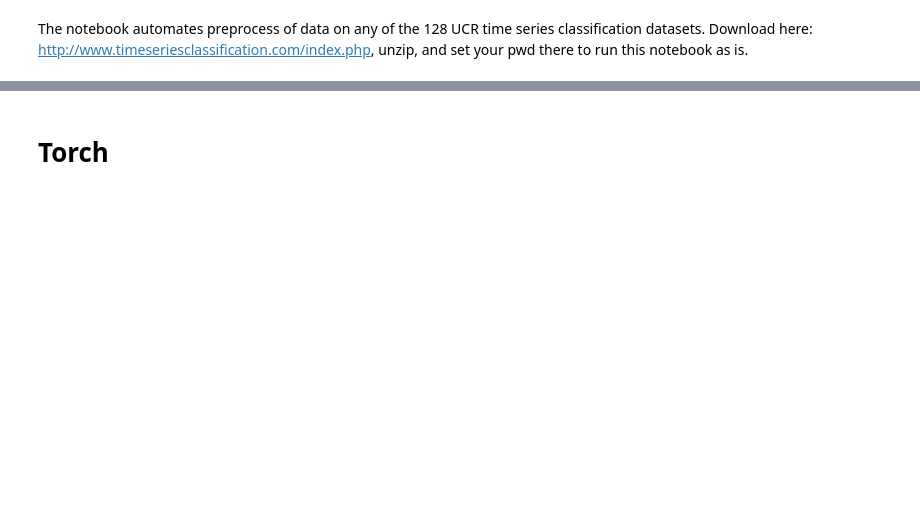
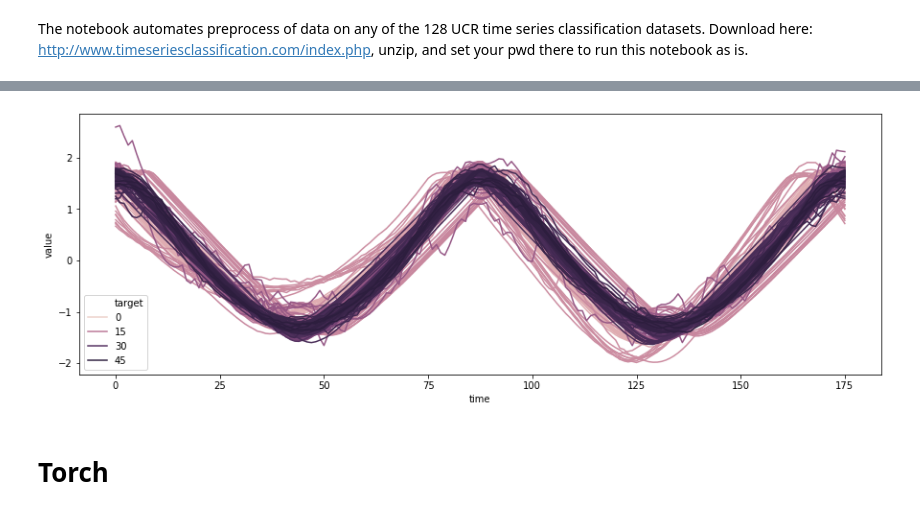
Before and after one commit to tcapelle/timeseries_fastai, a Jupyter notebook: 01_adiac.ipynb, the cells around one changed output, grey strips where cells are left out. Drawn from its saved outputs; the diff is of its cells as text; code cells hidden in the pictures; blank space fills up the shorter version.

```diff
--- a/01_adiac.ipynb
+++ b/01_adiac.ipynb
@@ -10,6 +11,6 @@ from pathlib import Path
 from sklearn.metrics import confusion_matrix
 # %%
-DATAPATH = Path.cwd()/'Adiac'
+DATAPATH = Path.cwd()
 # %%
 list(DATAPATH.iterdir())
 # %% [output]
@@ -18,10 +27,11 @@ list(DATAPATH.iterdir())
 # %%
 def load_df(task):
-    filename = f'{task}/{task}_TRAIN.arff'
-    print(f'Opening filename: {filename}')
-    data = arff.loadarff(DATAPATH/filename)
-    df = pd.DataFrame(data[0])
-    return df
+    dfs = []
+    for file in ['TRAIN', 'TEST']:
+        filename = f'{task}/{task}_{file}.arff'
+        data = arff.loadarff(DATAPATH/filename)
+        dfs.append(pd.DataFrame(data[0]))
+    return dfs
 
 def cleanup(df):
     df.columns = [k for k in range(df.shape[1]-1)]+['target']
@@ -36,12 +46,8 @@ def cleanup(df):
     ts = ts.groupby(['id','time','target']).value.mean().reset_index()
     return df, ts
 
-
 def graph_ts(ts):
     "super slow"
-    for k in ts.target.unique():
-        fig, axes = plt.subplots(figsize=(15,5))
-        sns.lineplot(data=ts[ts.target == k], x='time', y='value', units='id', estimator=None, ax=axes)
     fig, axes = plt.subplots(figsize=(15,5))
     sns.lineplot(data=ts, x='time', hue='target', y='value', units='id', estimator=None, ax=axes)
     return None
@@ -62,3 +54,11 @@ Opening filename: StarLightCurves/StarLightCurves_TRAIN.arff
+# %%
+task = 'Adiac'
+df_train, df_test = load_df(task)
+df_train, ts_train = cleanup(df_train)
+# %%
+graph_ts(ts_train)
+# %% [output]
+[figure, added]
 # %% [markdown]
 # Torch
 # %%
```
Also changed, not shown: parts of 12 cells of this notebook, 3 other files.
